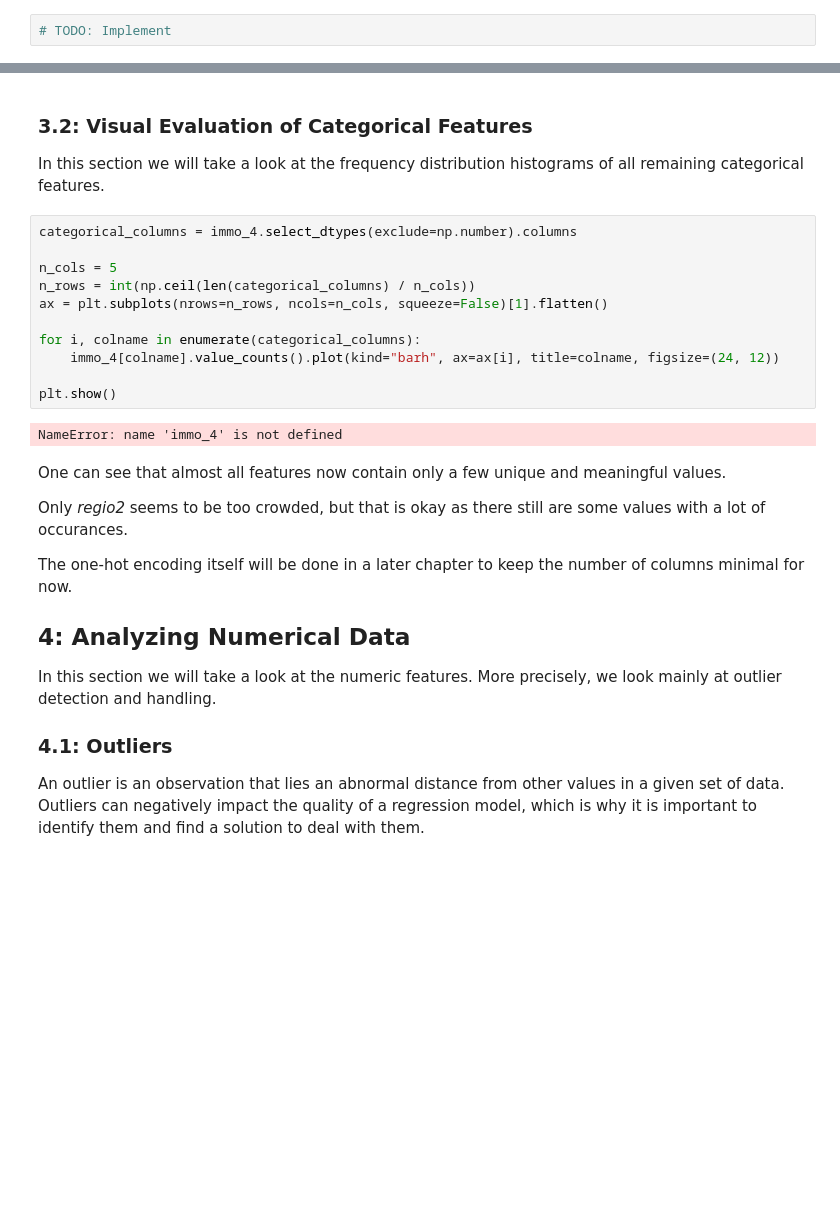
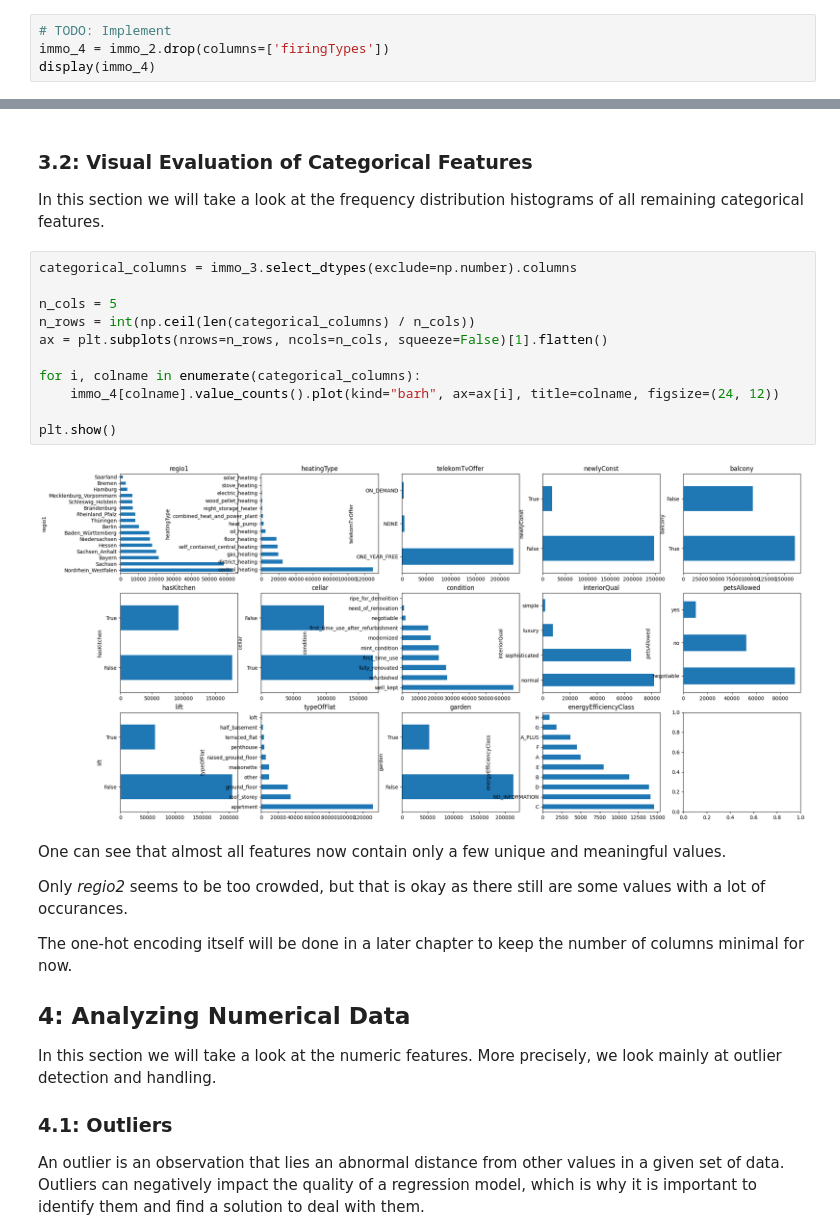
Before and after one commit to SchnilchMitte/ML-Template, a Jupyter notebook: A2_Data_Preparation_Regression.ipynb, the cells around one changed output, grey strips where cells are left out. Saved outputs shown, nothing was run; the diff lists cells and outputs as text; blank space fills up the shorter version.

```diff
--- a/A2_Data_Preparation_Regression.ipynb
+++ b/A2_Data_Preparation_Regression.ipynb
@@ -271,3 +294,5 @@ float64
 5. Create a new DataFrame ``immo_4`` without the  _firingTypes_ column.
 # %%
 # TODO: Implement
+immo_4 = immo_2.drop(columns=['firingTypes'])
+display(immo_4)
@@ -275,18 +314,18 @@ float64
 ### 3.2: Visual Evaluation of Categorical Features
 In this section we will take a look at the frequency distribution histograms of all remaining categorical features.
 # %%
-categorical_columns = immo_4.select_dtypes(exclude=np.number).columns
+categorical_columns = immo_3.select_dtypes(exclude=np.number).columns
 
 n_cols = 5
 n_rows = int(np.ceil(len(categorical_columns) / n_cols))
 ax = plt.subplots(nrows=n_rows, ncols=n_cols, squeeze=False)[1].flatten()
 
 for i, colname in enumerate(categorical_columns):
     immo_4[colname].value_counts().plot(kind="barh", ax=ax[i], title=colname, figsize=(24, 12))
 
 plt.show()
 # %% [output]
-NameError: name 'immo_4' is not defined
+[figure, added]
 # %% [markdown]
 One can see that almost all features now contain only a few unique and meaningful values.
 
```
Also changed, not shown: parts of 13 cells of this notebook, 10 other files.
